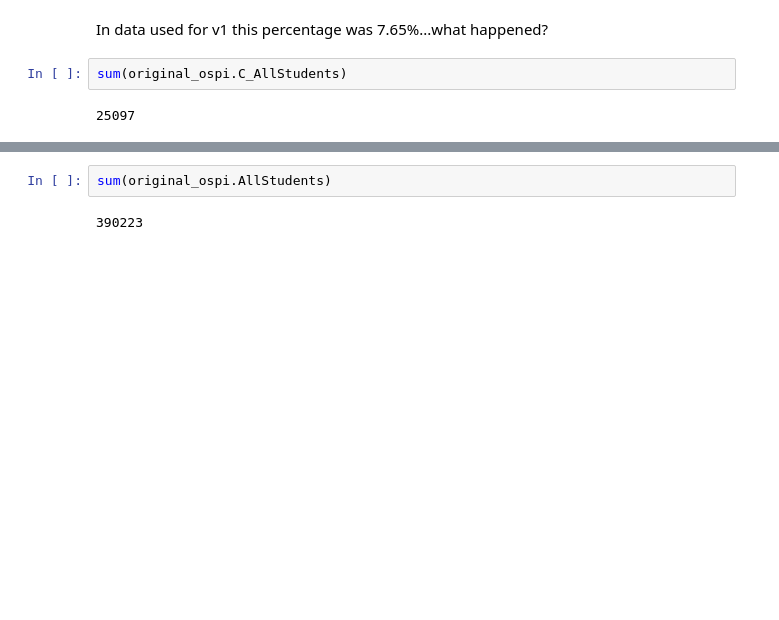
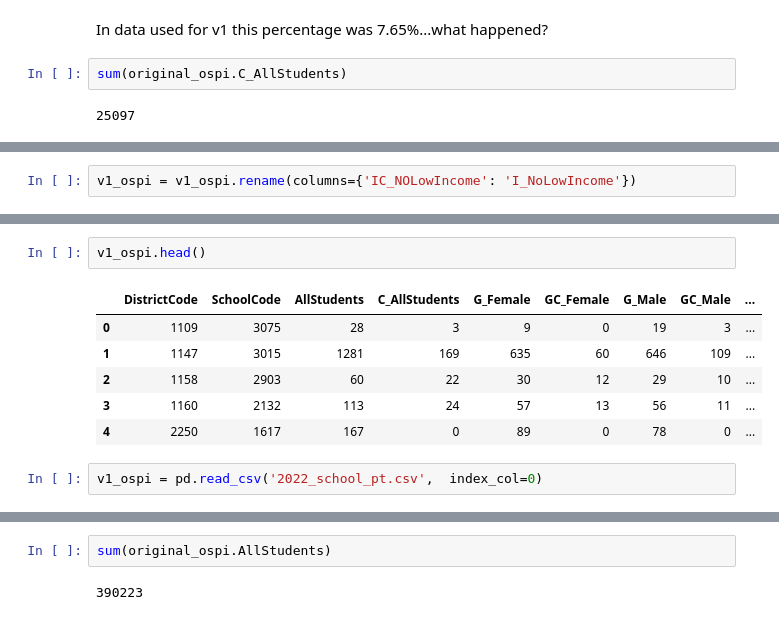
Before and after one commit to brinkbrink/WA_CS_v2, a Jupyter notebook: StudentAnalysis-2.ipynb, the cells around one changed output, grey strips where cells are left out. Saved outputs shown, nothing was run; the diff lists cells and outputs as text; blank space fills up the shorter version.

```diff
--- a/StudentAnalysis-2.ipynb
+++ b/StudentAnalysis-2.ipynb
@@ -688,0 +705,2 @@ sum(original_ospi.C_AllStudents)
+# %%
+v1_ospi = v1_ospi.rename(columns={'IC_NOLowIncome': 'I_NoLowIncome'})
@@ -688,0 +716,11 @@ sum(original_ospi.C_AllStudents)
+# %%
+v1_ospi.head()
+# %% [output]
+|  | DistrictCode | SchoolCode | AllStudents | C_AllStudents | G_Female | GC_Female | G_Male | GC_Male | ... |
+| 0 | 1109 | 3075 | 28 | 3 | 9 | 0 | 19 | 3 | ... |
+| 1 | 1147 | 3015 | 1281 | 169 | 635 | 60 | 646 | 109 | ... |
+| 2 | 1158 | 2903 | 60 | 22 | 30 | 12 | 29 | 10 | ... |
+| 3 | 1160 | 2132 | 113 | 24 | 57 | 13 | 56 | 11 | ... |
+| 4 | 2250 | 1617 | 167 | 0 | 89 | 0 | 78 | 0 | ... |
+# %%
+v1_ospi = pd.read_csv('2022_school_pt.csv',  index_col=0)
```
Also changed, not shown: parts of 12 cells of this notebook.
